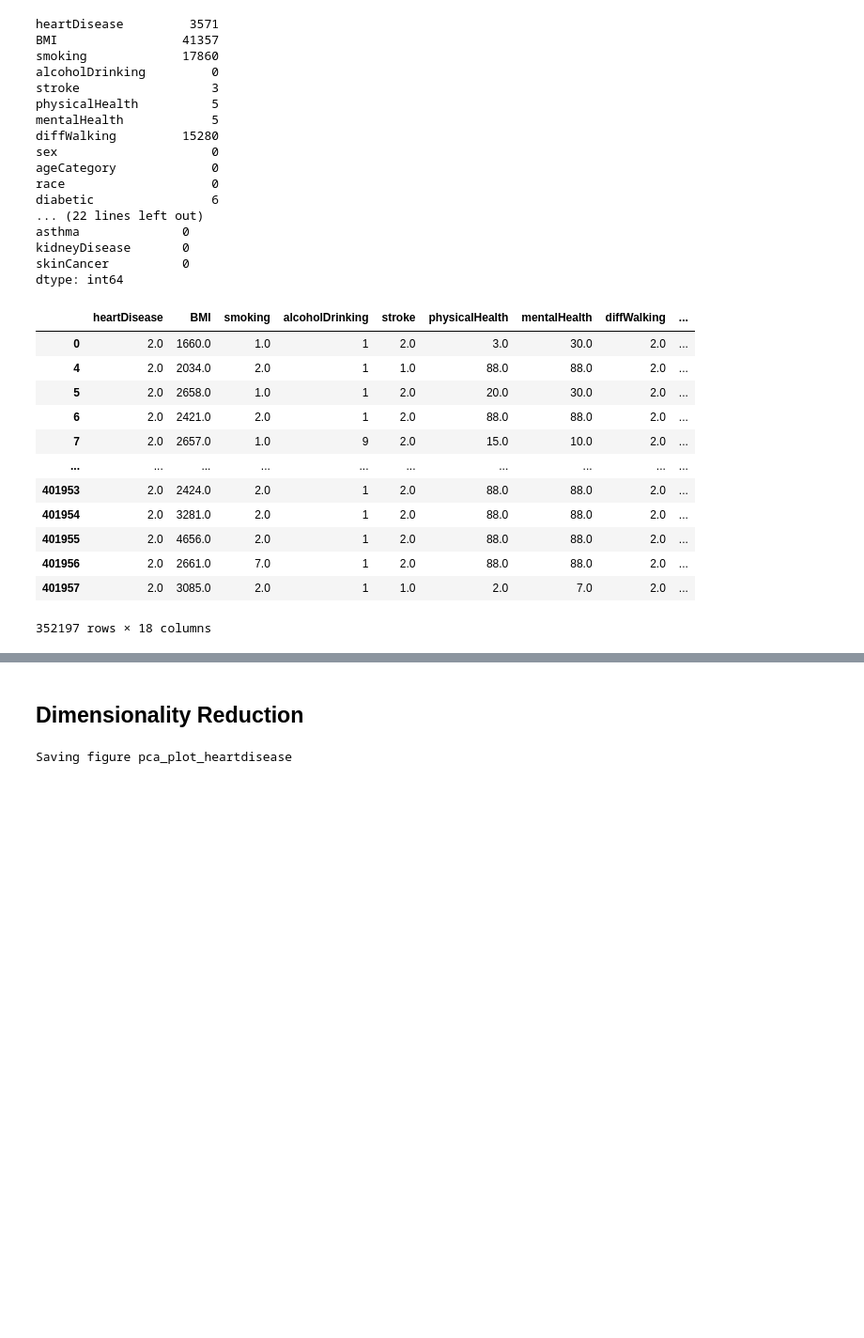
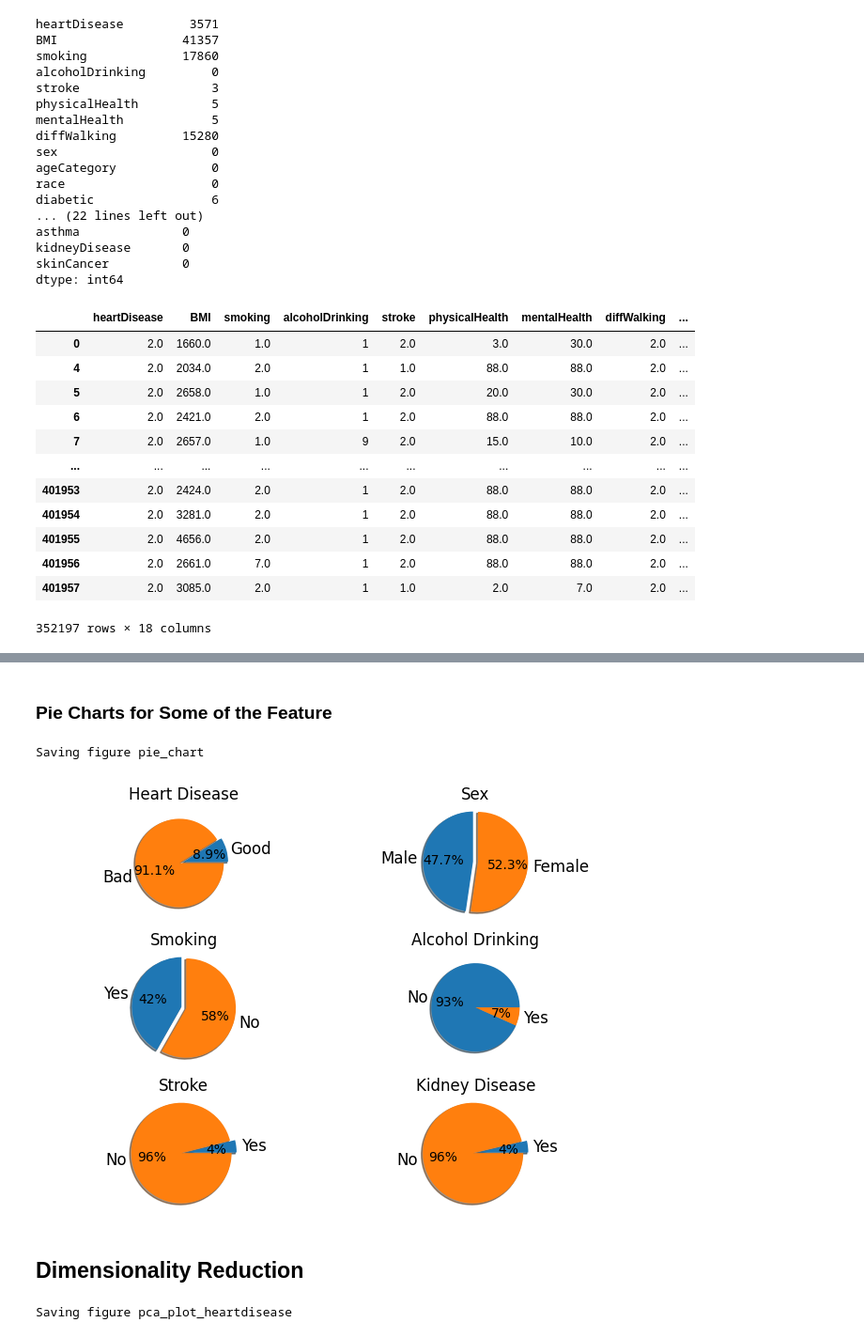
Before and after one commit to Suhyrhasan/Risk-Prediction-For-Heart-Disease, a Jupyter notebook: DatasetAfterPreprocessing.ipynb, the cells around one changed output, grey strips where cells are left out. Shown at 94% size. Cells and saved outputs as stored; diff of their text form; code cells hidden in the pictures; blank space fills up the shorter version.

Commit message:
pie chart

```diff
--- a/DatasetAfterPreprocessing.ipynb
+++ b/DatasetAfterPreprocessing.ipynb
@@ -211,3 +227,57 @@ memory usage: 26.9 MB
+# %% [markdown]
+### Pie Charts for Some of the Feature
+# %%
+# pie charts for heartdisease, alcoholDrinking, smoking, sex, kidneyDisease, stroke dataset
+label1 = 'Good', 'Bad'
+heartDiseasesize = [heartDisease.heartDisease[heartDisease['heartDisease']==1].count(), heartDisease.heartDisease[heartDisease['heartDisease']==2].count()]
+label2 = 'No', 'Yes'
+alcoholDrinkingsizes = [heartDisease.alcoholDrinking[heartDisease['alcoholDrinking']==1].count(), heartDisease.alcoholDrinking[heartDisease['alcoholDrinking']==2].count()]
+label3 = 'Yes', 'No'
+smokingsizes = [heartDisease.smoking[heartDisease['smoking']==1].count(), heartDisease.smoking[heartDisease['smoking']==2].count()]
+label4 = 'Male', 'Female'
+sexsizes = [heartDisease.sex[heartDisease['sex']==1].count(), heartDisease.sex[heartDisease['sex']==2].count()]
+kidneyDiseasesizes = [heartDisease.kidneyDisease[heartDisease['kidneyDisease']==1].count(), heartDisease.kidneyDisease[heartDisease['kidneyDisease']==2].count()]
+strokesizes = [heartDisease.stroke[heartDisease['stroke']==1].count(), heartDisease.stroke[heartDisease['stroke']==2].count()]
+
+explode = (0, 0.1)  # only "explode" the 2nd slice (i.e. 'Bad' or 'No')
+
+# Make figure and
+fig, axs = plt.subplots(3,2)
+
+# title Heart Disease
+axs[0,0].set_title("Heart Disease")
+axs[0,0].pie(heartDiseasesize, explode=explode, labels=label1, autopct='%1.1f%%',shadow=True)
+# title sex
+axs[0,1].set_title("Sex")
+axs[0,1].pie(sexsizes, explode=explode, labels=label4, autopct='%1.1f%%',shadow=True,
+             startangle=90)
+axs[0,1].axis('equal')  # Equal aspect ratio ensures that pie is drawn as a circle.
+
+# title Smoking
+axs[1,0].set_title("Smoking")
+axs[1,0].pie(smokingsizes, explode=explode, labels=label3, autopct='%1.0f%%',shadow=True,
+             startangle=90)
+axs[1,0].axis('equal')  # Equal aspect ratio ensures that pie is drawn as a circle.
+
+# title Alcohol Drinking smaller texxt
+axs[1,1].set_title("Alcohol Drinking")
+axs[1,1].pie(alcoholDrinkingsizes, labels=label2, autopct='%1.0f%%',shadow=True,)
+
+# title Stroke
+axs[2,0].set_title("Stroke")
+axs[2,0].pie(strokesizes, explode=explode, labels=label3, autopct='%1.0f%%',shadow=True,)
+axs[2,0].axis('equal')  # Equal aspect ratio ensures that pie is drawn as a circle.
+
+# title Kidney Disease
+axs[2,1].set_title("Kidney Disease")
+axs[2,1].pie(kidneyDiseasesizes, explode=explode, labels=label3, autopct='%1.0f%%',shadow=True,)
+axs[2,1].axis('equal')  # Equal aspect ratio ensures that pie is drawn as a circle.
+
+save_fig("pie_chart")
+plt.show()
+# %% [output]
+Saving figure pie_chart
+[figure, added]
 # %% [markdown]
 ## Dimensionality Reduction
 # %%
```
Also changed, not shown: parts of 2 cells of this notebook, 1 other file.
